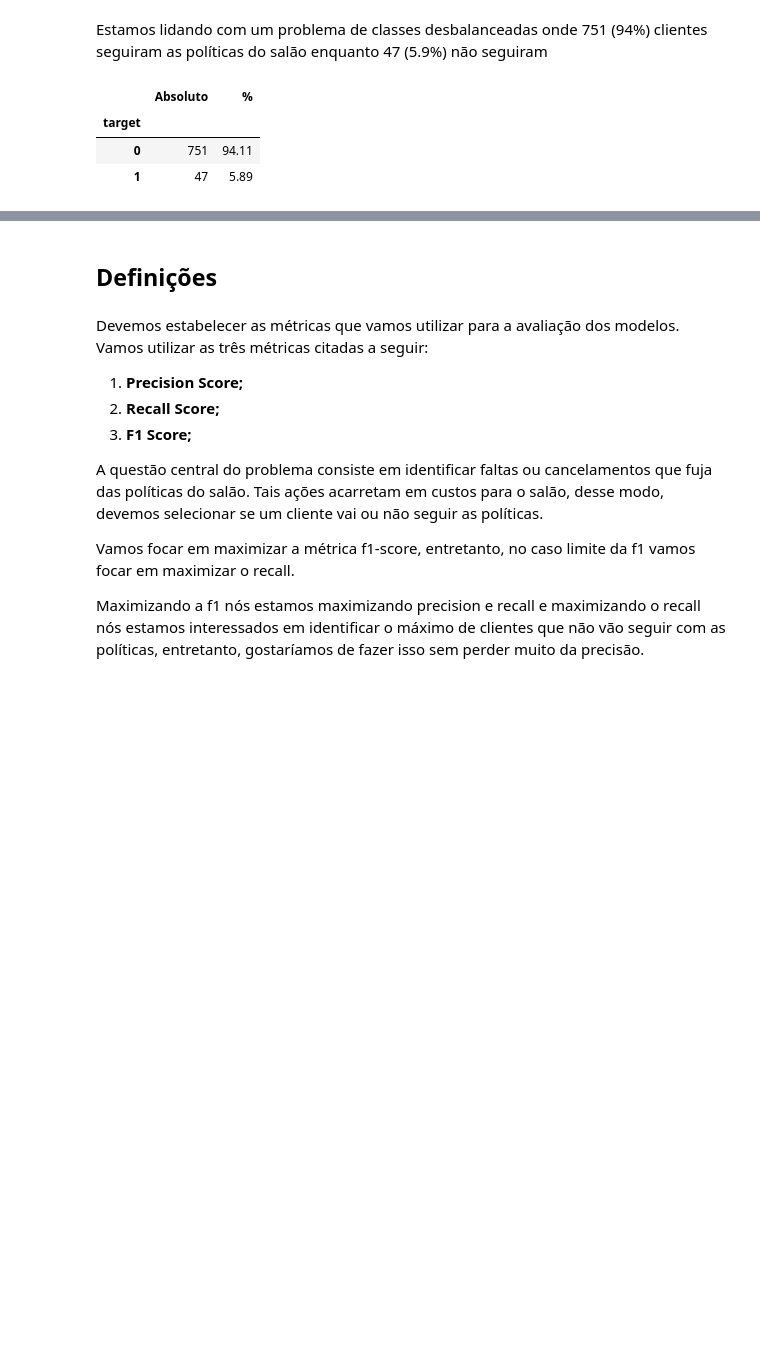
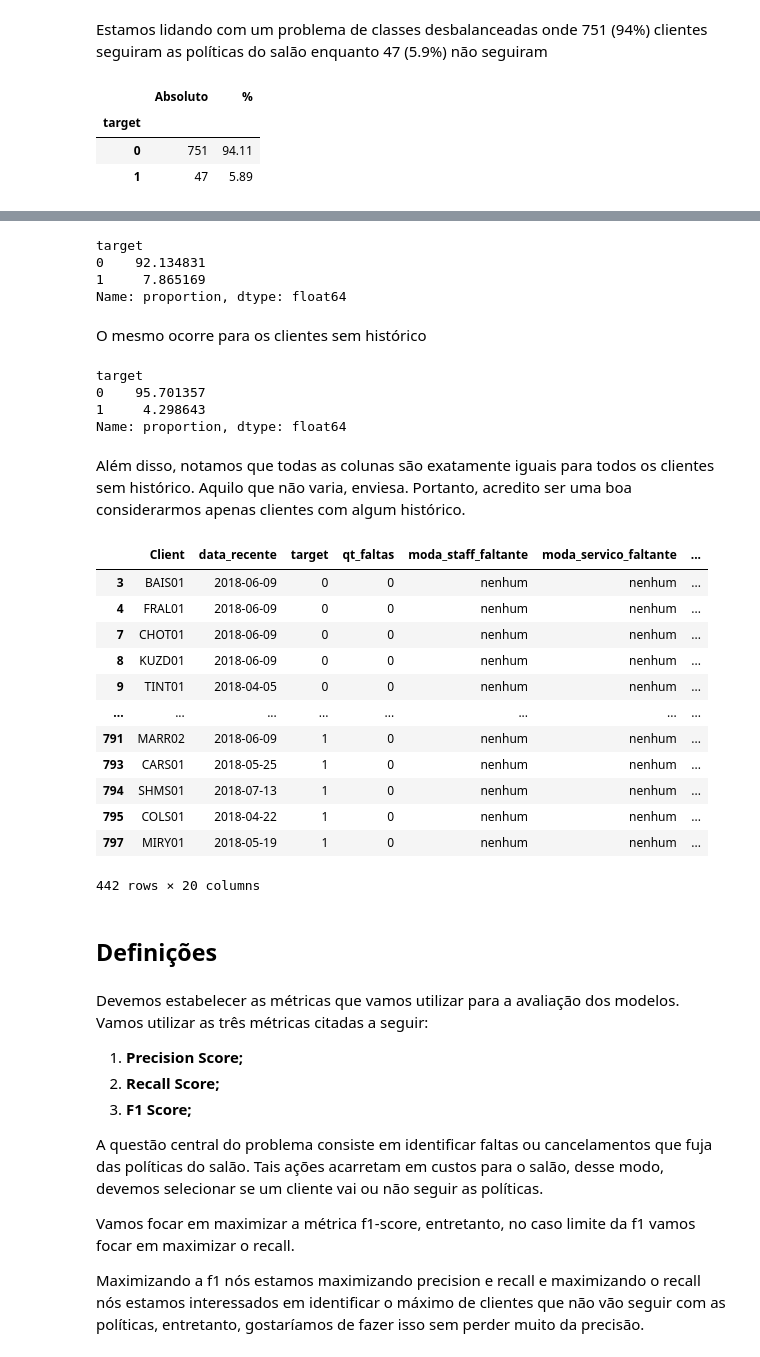
Before and after one commit to Alexandre-Esposte/Reserva_Nao_Honrada, a Jupyter notebook: notebooks/modelagem.ipynb, the cells around one changed output, grey strips where cells are left out. Drawn from its saved outputs; the diff is of its cells as text; code cells hidden in the pictures; blank space fills up the shorter version.

```diff
--- a/notebooks/modelagem.ipynb
+++ b/notebooks/modelagem.ipynb
@@ -115,0 +119,34 @@ Clientes sem histórico podem ser um problema, pois a única informação que ad
+# %%
+data.query('novo_cliente == 0')['target'].value_counts(normalize=True).mul(100)
+# %% [output]
+target
+0    92.134831
+1     7.865169
+Name: proportion, dtype: float64
+# %% [markdown]
+O mesmo ocorre para os clientes sem histórico
+# %%
+data.query('novo_cliente == 1')['target'].value_counts(normalize=True).mul(100)
+# %% [output]
+target
+0    95.701357
+1     4.298643
+Name: proportion, dtype: float64
+# %% [markdown]
+Além disso, notamos que todas as colunas são exatamente iguais para todos os clientes sem histórico. Aquilo que não varia, enviesa. Portanto, acredito ser uma boa considerarmos apenas clientes com algum histórico.
+# %%
+data.query('novo_cliente == 1')
+# %% [output]
+|  | Client | data_recente | target | qt_faltas | moda_staff_faltante | moda_servico_faltante | ... |
+| 3 | BAIS01 | 2018-06-09 | 0 | 0 | nenhum | nenhum | ... |
+| 4 | FRAL01 | 2018-06-09 | 0 | 0 | nenhum | nenhum | ... |
+| 7 | CHOT01 | 2018-06-09 | 0 | 0 | nenhum | nenhum | ... |
+| 8 | KUZD01 | 2018-06-09 | 0 | 0 | nenhum | nenhum | ... |
+| 9 | TINT01 | 2018-04-05 | 0 | 0 | nenhum | nenhum | ... |
+| ... | ... | ... | ... | ... | ... | ... | ... |
+| 791 | MARR02 | 2018-06-09 | 1 | 0 | nenhum | nenhum | ... |
+| 793 | CARS01 | 2018-05-25 | 1 | 0 | nenhum | nenhum | ... |
+| 794 | SHMS01 | 2018-07-13 | 1 | 0 | nenhum | nenhum | ... |
+| 795 | COLS01 | 2018-04-22 | 1 | 0 | nenhum | nenhum | ... |
+| 797 | MIRY01 | 2018-05-19 | 1 | 0 | nenhum | nenhum | ... |
+442 rows × 20 columns
```
Also changed, not shown: parts of 18 cells of this notebook, 5 other files.
